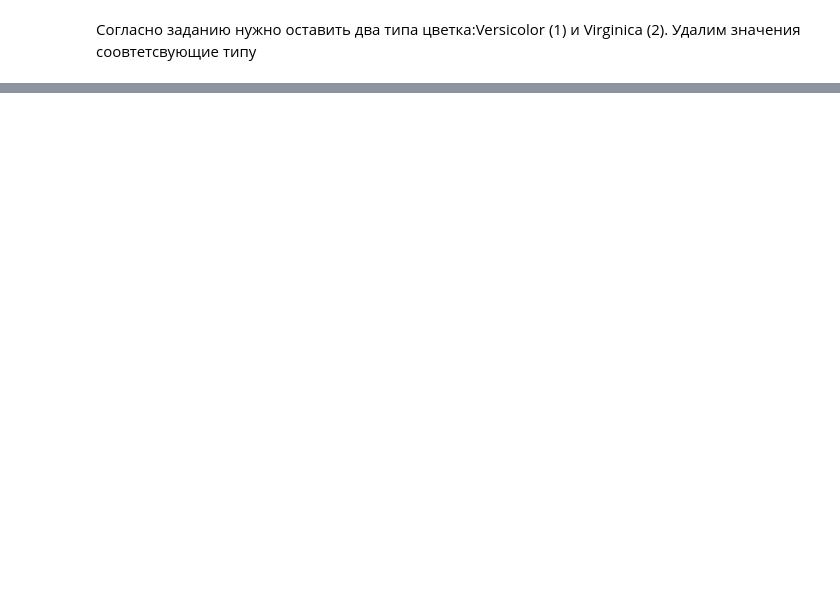
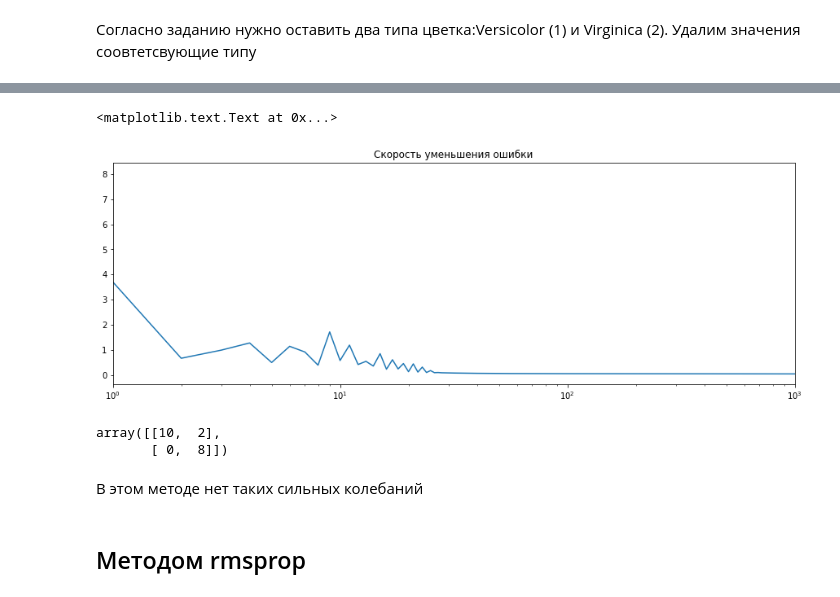
Before and after one commit to AlexeevVl/ML, a Jupyter notebook: HW8.ipynb, the cells around one changed output, grey strips where cells are left out. Saved outputs shown, nothing was run; the diff lists cells and outputs as text; code cells hidden in the pictures; blank space fills up the shorter version.

```diff
--- a/HW8.ipynb
+++ b/HW8.ipynb
@@ -119,0 +84,35 @@ def predict(X,theta, threshold=0.5):
+# %%
+def nesterov_momentum(x,y,learning_rate,iterration,gamma=0.95):
+    w =np.ones(x.shape[1])
+    b = 0
+    cost = []
+    grad_ = np.zeros(x_train.shape[1])
+    for i in range(iterration):
+        probs = sigmoid(get_h(x,w-gamma*grad_,b))
+        diff = probs - y
+        cost.append(np.mean(-y*np.log(sigmoid(get_h(x,w,b)))-(1-y)*np.log(sigmoid(1-get_h(x,w,b)))))
+        grad = gamma*grad_ + learning_rate*np.dot(x.T,diff)/x.shape[1]
+        w -= grad
+        grad_ = grad
+
+    return w, cost
+# %%
+w,cost = nesterov_momentum(x_train,y_train,0.01,30000)
+# %%
+fig , ax = plt.subplots(1,1,figsize=(15,5))
+ax.plot(cost)
+ax.set_xscale('log')
+ax.set_xlim(0,1000)
+ax.set_title('Скорость уменьшения ошибки')
+# %% [output]
+<matplotlib.text.Text at 0x...>
+[figure, added]
+# %%
+confusion_matrix(np.round(predict(x_test,w)),y_test)
+# %% [output]
+array([[10,  2],
+       [ 0,  8]])
+# %% [markdown]
+В этом методе нет таких сильных колебаний
+# %% [markdown]
+## Методом rmsprop
```
Also changed, not shown: parts of 23 cells of this notebook.
